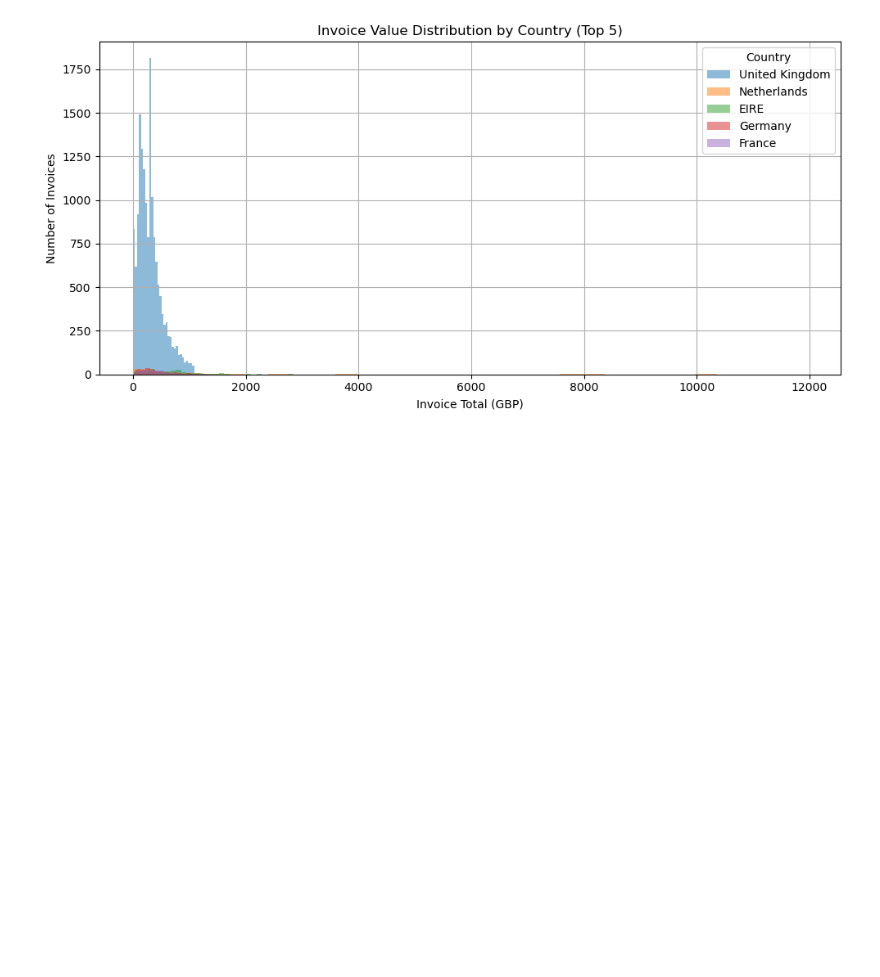
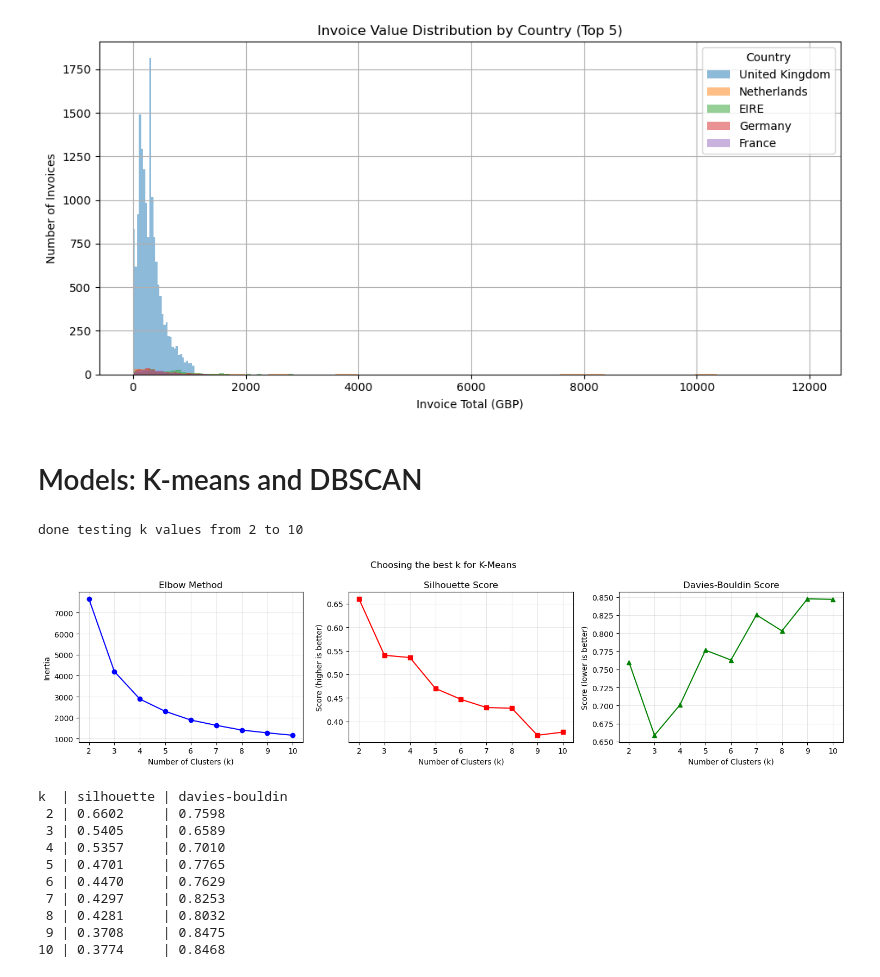
Before and after one commit to Lysitheatsu/PracDataSci, a Jupyter notebook: Assignment2/Assignment2.ipynb, the cells around one changed output. Saved outputs shown, nothing was run; the diff lists cells and outputs as text; code cells hidden in the pictures; blank space fills up the shorter version.

Commit message:
added in k-means model, will need to do dbscan another day

```diff
--- a/Assignment2/Assignment2.ipynb
+++ b/Assignment2/Assignment2.ipynb
@@ -554,3 +554,76 @@ plt.savefig('figures/fig_invoice_country.png')
 plt.show()
 # %% [output]
 [figure]
+# %% [markdown]
+#  Models: K-means and DBSCAN
+# %%
+#import KMeans for clustering
+from sklearn.cluster import KMeans
+
+# To find the best value of k, using the elbow method, silhouette score, and Davies-Bouldin score
+
+inertia_values = []
+silhouette_values = []
+db_values = []
+
+k_range = range(2, 11)
+
+for k in k_range:
+    # trains the KMeans model and gets the cluster labels
+    km = KMeans(n_clusters=k, random_state=42, n_init=10)
+    labels = km.fit_predict(rfm_scaled)
+
+    # keeps track of the scores for each k
+    inertia_values.append(km.inertia_)
+    silhouette_values.append(silhouette_score(rfm_scaled, labels))
+    db_values.append(davies_bouldin_score(rfm_scaled, labels))
+
+print('done testing k values from 2 to 10')
+# %% [output]
+done testing k values from 2 to 10
+# %%
+# plots elbow method
+plt.figure(figsize=(15, 4))
+
+plt.subplot(1, 3, 1)
+plt.plot(k_range, inertia_values, 'bo-')
+plt.title('Elbow Method')
+plt.xlabel('Number of Clusters (k)')
+plt.ylabel('Inertia')
+plt.grid(True, alpha=0.3)
+
+plt.subplot(1, 3, 2)
+plt.plot(k_range, silhouette_values, 'rs-')
+plt.title('Silhouette Score')
+plt.xlabel('Number of Clusters (k)')
+plt.ylabel('Score (higher is better)')
+plt.grid(True, alpha=0.3)
+
+plt.subplot(1, 3, 3)
+plt.plot(k_range, db_values, 'g^-')
+plt.title('Davies-Bouldin Score')
+plt.xlabel('Number of Clusters (k)')
+plt.ylabel('Score (lower is better)')
+plt.grid(True, alpha=0.3)
+
+plt.suptitle('Choosing the best k for K-Means')
+plt.tight_layout()
+plt.savefig('figures/fig_kmeans_k.png')
+plt.show()
+
+# prints the scores
+print('k  | silhouette | davies-bouldin')
+for k, s, db in zip(k_range, silhouette_values, db_values):
+    print(f'{k:2d} | {s:.4f}     | {db:.4f}')
+# %% [output]
+[figure, added]
+k  | silhouette | davies-bouldin
+ 2 | 0.6602     | 0.7598
+ 3 | 0.5405     | 0.6589
+ 4 | 0.5357     | 0.7010
+ 5 | 0.4701     | 0.7765
+ 6 | 0.4470     | 0.7629
+ 7 | 0.4297     | 0.8253
+ 8 | 0.4281     | 0.8032
+ 9 | 0.3708     | 0.8475
+10 | 0.3774     | 0.8468
```
Also changed, not shown: parts of 5 cells of this notebook, 2 other files.
